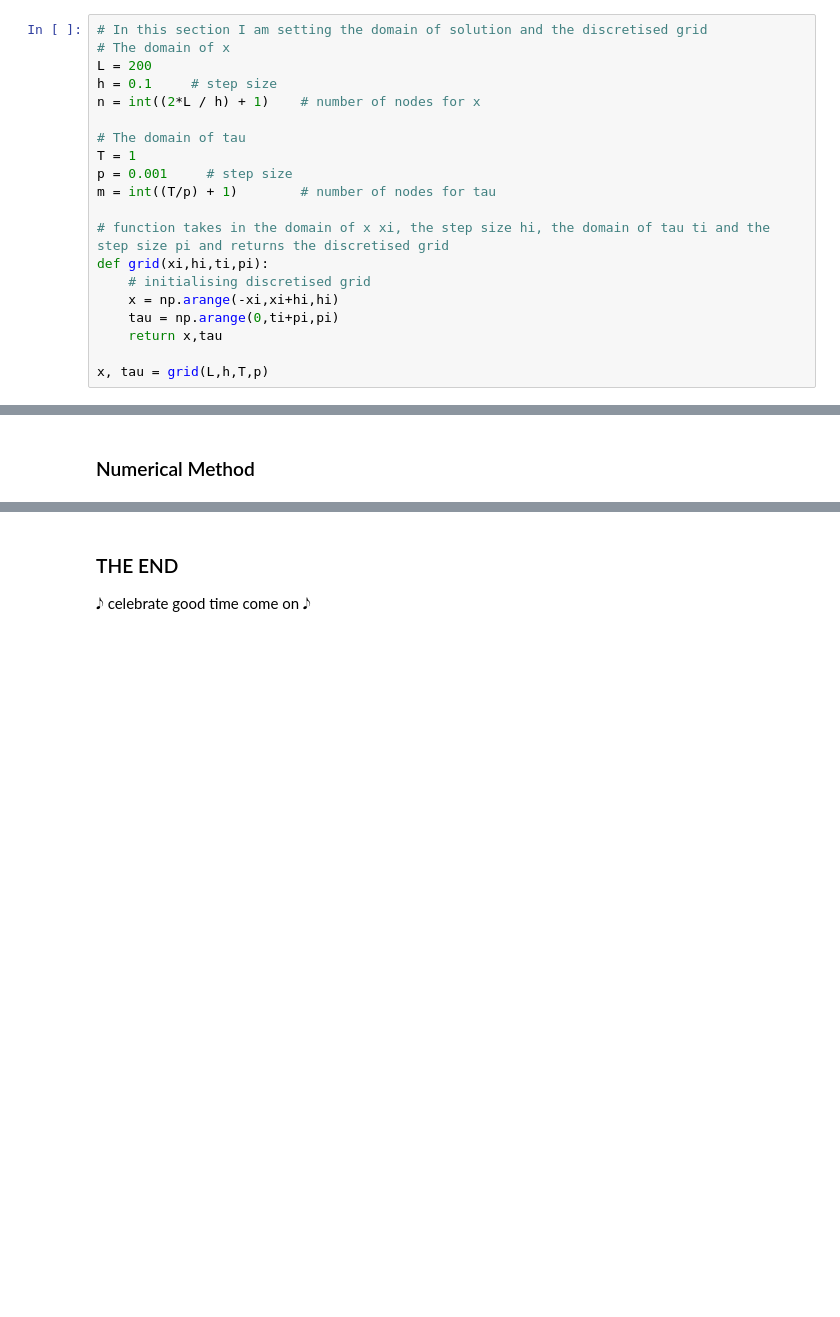
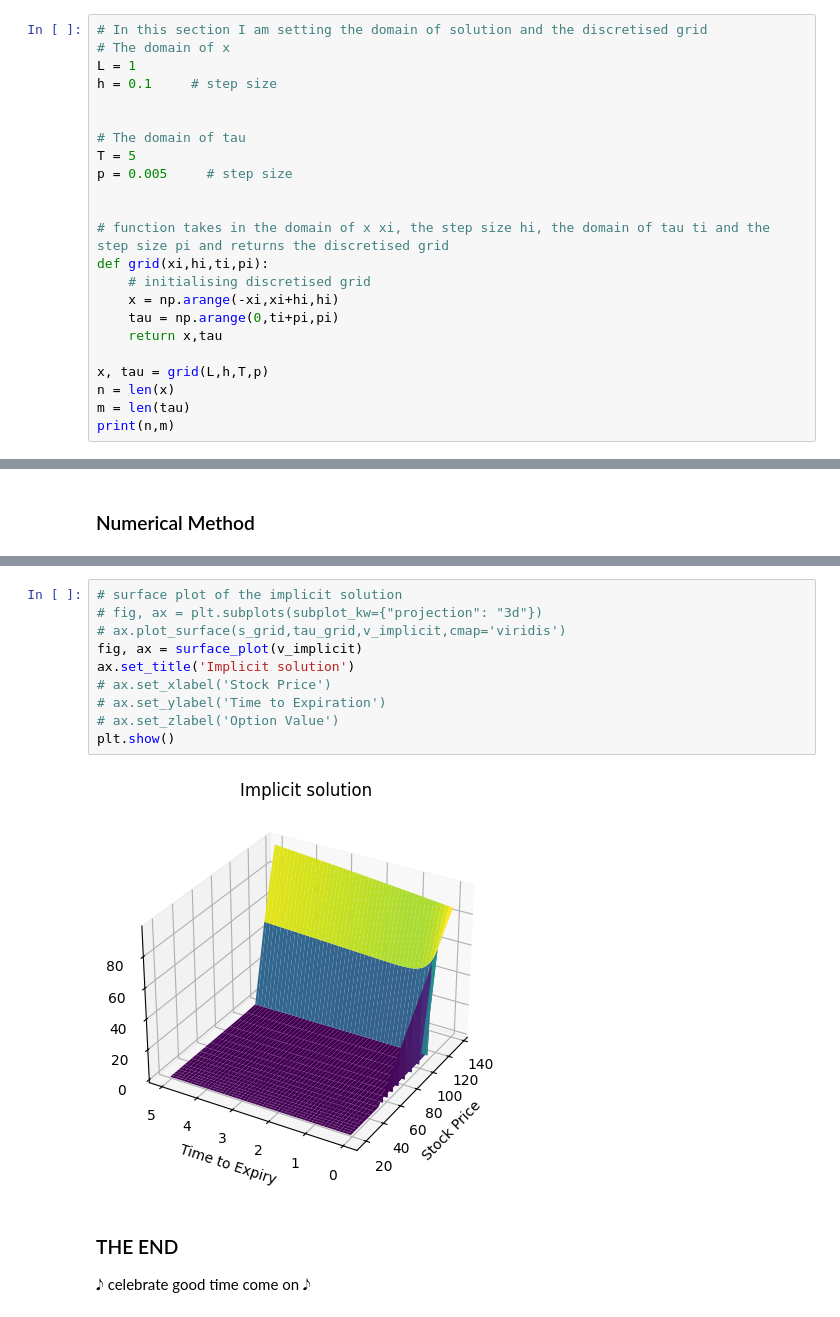
Before and after one commit to m1pan/Computing-Coursework, a Jupyter notebook: CW.Code.Template.ipynb, the cells around one changed output, grey strips where cells are left out. Saved outputs shown, nothing was run; the diff lists cells and outputs as text; blank space fills up the shorter version.

```diff
--- a/CW.Code.Template.ipynb
+++ b/CW.Code.Template.ipynb
@@ -63,14 +63,14 @@ sigma2 = sigma**2 / 2
 # %%
 # In this section I am setting the domain of solution and the discretised grid
 # The domain of x
-L = 200
+L = 1
 h = 0.1     # step size
-n = int((2*L / h) + 1)    # number of nodes for x
+
 
 # The domain of tau
-T = 1
-p = 0.001     # step size
-m = int((T/p) + 1)        # number of nodes for tau
+T = 5
+p = 0.005     # step size
+
 
 # function takes in the domain of x xi, the step size hi, the domain of tau ti and the step size pi and returns the discretised grid
 def grid(xi,hi,ti,pi):
@@ -80,3 +80,6 @@ def grid(xi,hi,ti,pi):
     return x,tau
 
 x, tau = grid(L,h,T,p)
+n = len(x)
+m = len(tau)
+print(n,m)
@@ -169,3 +246,15 @@ u_implicit = implicit(u,m,n,p,h)
+# %%
+# surface plot of the implicit solution
+# fig, ax = plt.subplots(subplot_kw={"projection": "3d"})
+# ax.plot_surface(s_grid,tau_grid,v_implicit,cmap='viridis')
+fig, ax = surface_plot(v_implicit)
+ax.set_title('Implicit solution')
+# ax.set_xlabel('Stock Price')
+# ax.set_ylabel('Time to Expiration')
+# ax.set_zlabel('Option Value')
+plt.show()
+# %% [output]
+[figure, added]
 # %% [markdown]
 ### THE END
 𝅘𝅥𝅮 celebrate good time come on 𝅘𝅥𝅮
```
Also changed, not shown: parts of 12 cells of this notebook.
